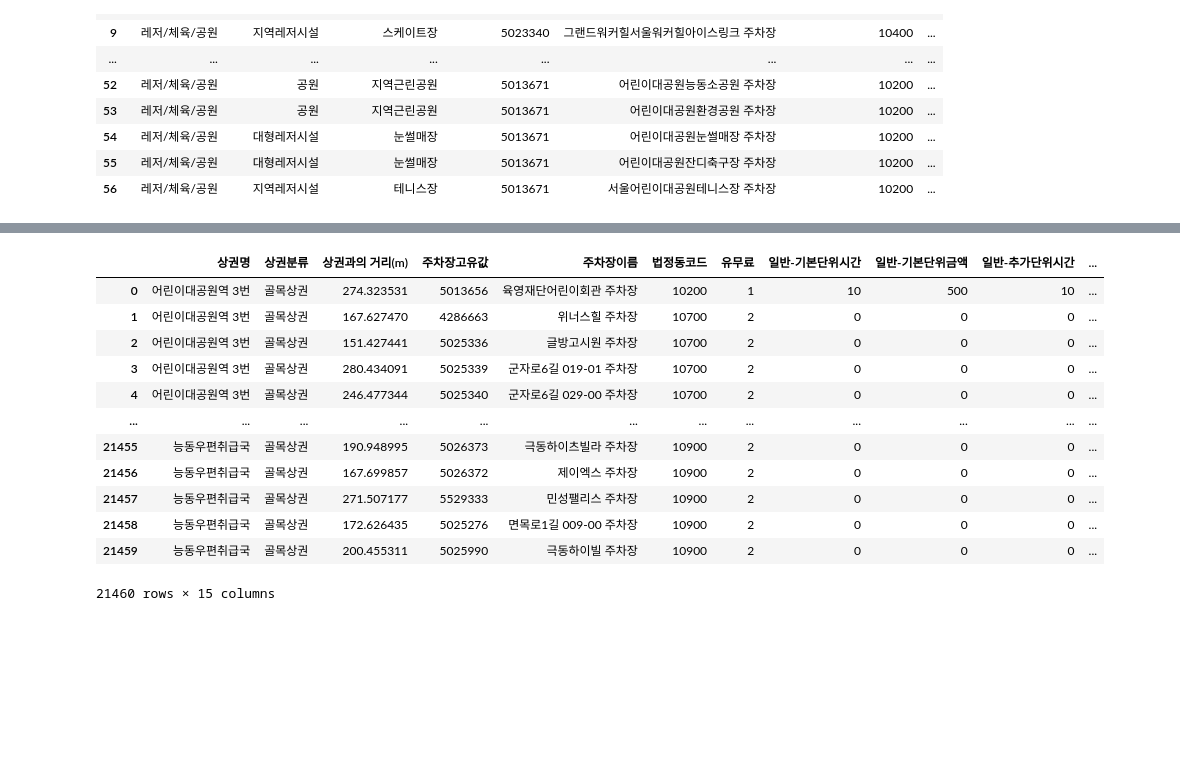
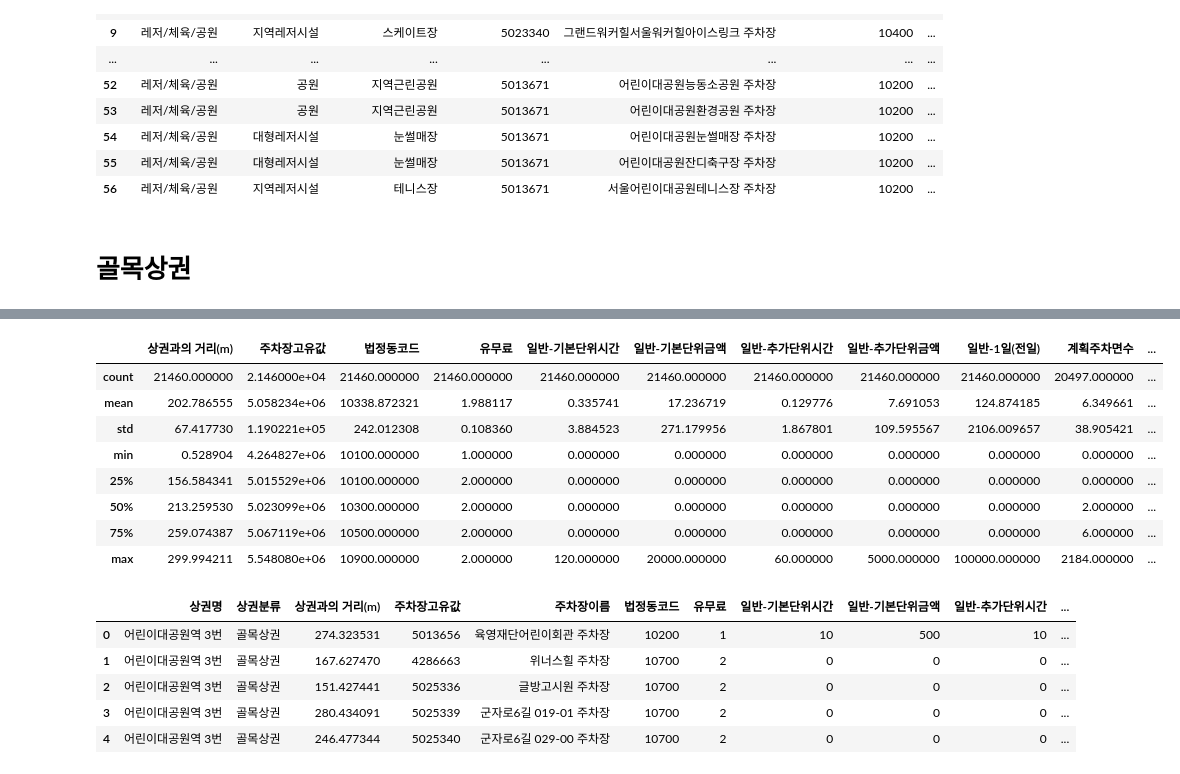
Before and after one commit to actorjung/Gwangjin_Big_Data_Project, a Jupyter notebook: 결측치 처리.ipynb, the cells around one changed output, grey strips where cells are left out. Cells and saved outputs as stored; diff of their text form; code cells hidden in the pictures; blank space fills up the shorter version.

```diff
--- a/결측치 처리.ipynb
+++ b/결측치 처리.ipynb
@@ -70,3 +83,14 @@ raw.isnull().sum()
 경도(logitude)                        0
 위도(latitude)                        0
 dtype: int64
+# %%
+market_list=[ i.split('_')[3].split('.')[0] for i in files ]
+raw_new = pd.DataFrame()
+# %%
+for i in market_list:
+    market=raw[raw['전통시장명(market_nm)']==i]
+    nan=round(market['계획주차면수(pl_num_space_planned)'].mean(),1)
+    print(nan)
+    temp=market.copy()
+    temp.fillna(nan,inplace=True)
+    raw_new = pd.concat([raw_new, temp], axis=0,ignore_index=True)
@@ -125,6 +202,8 @@ df11
 | 54 | 레저/체육/공원 | 대형레저시설 | 눈썰매장 | 5013671 | 어린이대공원눈썰매장 주차장 | 10200 | ... |
 | 55 | 레저/체육/공원 | 대형레저시설 | 눈썰매장 | 5013671 | 어린이대공원잔디축구장 주차장 | 10200 | ... |
 | 56 | 레저/체육/공원 | 지역레저시설 | 테니스장 | 5013671 | 서울어린이대공원테니스장 주차장 | 10200 | ... |
+# %% [markdown]
+# 골목상권
 # %%
 dirpath2='data_add/서울특별시 광진구_골목상권 내 주차 가능 면수_20221227/'
 files2=os.listdir(dirpath2)
@@ -159,18 +238,23 @@ raw2.isnull().sum()
 위도              0
 dtype: int64
 # %%
-raw2
+raw2.describe()
 # %% [output]
-|  | 상권명 | 상권분류 | 상권과의 거리(m) | 주차장고유값 | 주차장이름 | 법정동코드 | 유무료 | 일반-기본단위시간 | 일반-기본단위금액 | 일반-추가단위시간 | ... |
-| 0 | 어린이대공원역 3번 | 골목상권 | 274.323531 | 5013656 | 육영재단어린이회관 주차장 | 10200 | 1 | 10 | 500 | 10 | ... |
-| 1 | 어린이대공원역 3번 | 골목상권 | 167.627470 | 4286663 | 위너스힐 주차장 | 10700 | 2 | 0 | 0 | 0 | ... |
-| 2 | 어린이대공원역 3번 | 골목상권 | 151.427441 | 5025336 | 글방고시원 주차장 | 10700 | 2 | 0 | 0 | 0 | ... |
-| 3 | 어린이대공원역 3번 | 골목상권 | 280.434091 | 5025339 | 군자로6길 019-01 주차장 | 10700 | 2 | 0 | 0 | 0 | ... |
-| 4 | 어린이대공원역 3번 | 골목상권 | 246.477344 | 5025340 | 군자로6길 029-00 주차장 | 10700 | 2 | 0 | 0 | 0 | ... |
-| ... | ... | ... | ... | ... | ... | ... | ... | ... | ... | ... | ... |
-| 21455 | 능동우편취급국 | 골목상권 | 190.948995 | 5026373 | 극동하이츠빌라 주차장 | 10900 | 2 | 0 | 0 | 0 | ... |
-| 21456 | 능동우편취급국 | 골목상권 | 167.699857 | 5026372 | 제이엑스 주차장 | 10900 | 2 | 0 | 0 | 0 | ... |
-| 21457 | 능동우편취급국 | 골목상권 | 271.507177 | 5529333 | 민성팰리스 주차장 | 10900 | 2 | 0 | 0 | 0 | ... |
-| 21458 | 능동우편취급국 | 골목상권 | 172.626435 | 5025276 | 면목로1길 009-00 주차장 | 10900 | 2 | 0 | 0 | 0 | ... |
-| 21459 | 능동우편취급국 | 골목상권 | 200.455311 | 5025990 | 극동하이빌 주차장 | 10900 | 2 | 0 | 0 | 0 | ... |
+|  | 상권과의 거리(m) | 주차장고유값 | 법정동코드 | 유무료 | 일반-기본단위시간 | 일반-기본단위금액 | 일반-추가단위시간 | 일반-추가단위금액 | 일반-1일(전일) | 계획주차면수 | ... |
+| count | 21460.000000 | 2.146000e+04 | 21460.000000 | 21460.000000 | 21460.000000 | 21460.000000 | 21460.000000 | 21460.000000 | 21460.000000 | 20497.000000 | ... |
+| mean | 202.786555 | 5.058234e+06 | 10338.872321 | 1.988117 | 0.335741 | 17.236719 | 0.129776 | 7.691053 | 124.874185 | 6.349661 | ... |
+| std | 67.417730 | 1.190221e+05 | 242.012308 | 0.108360 | 3.884523 | 271.179956 | 1.867801 | 109.595567 | 2106.009657 | 38.905421 | ... |
+| min | 0.528904 | 4.264827e+06 | 10100.000000 | 1.000000 | 0.000000 | 0.000000 | 0.000000 | 0.000000 | 0.000000 | 0.000000 | ... |
+| 25% | 156.584341 | 5.015529e+06 | 10100.000000 | 2.000000 | 0.000000 | 0.000000 | 0.000000 | 0.000000 | 0.000000 | 0.000000 | ... |
+| 50% | 213.259530 | 5.023099e+06 | 10300.000000 | 2.000000 | 0.000000 | 0.000000 | 0.000000 | 0.000000 | 0.000000 | 2.000000 | ... |
+| 75% | 259.074387 | 5.067119e+06 | 10500.000000 | 2.000000 | 0.000000 | 0.000000 | 0.000000 | 0.000000 | 0.000000 | 6.000000 | ... |
+| max | 299.994211 | 5.548080e+06 | 10900.000000 | 2.000000 | 120.000000 | 20000.000000 | 60.000000 | 5000.000000 | 100000.000000 | 2184.000000 | ... |
-21460 rows × 15 columns
+# %%
+raw2.head()
+# %% [output]
+|  | 상권명 | 상권분류 | 상권과의 거리(m) | 주차장고유값 | 주차장이름 | 법정동코드 | 유무료 | 일반-기본단위시간 | 일반-기본단위금액 | 일반-추가단위시간 | ... |
+| 0 | 어린이대공원역 3번 | 골목상권 | 274.323531 | 5013656 | 육영재단어린이회관 주차장 | 10200 | 1 | 10 | 500 | 10 | ... |
+| 1 | 어린이대공원역 3번 | 골목상권 | 167.627470 | 4286663 | 위너스힐 주차장 | 10700 | 2 | 0 | 0 | 0 | ... |
+| 2 | 어린이대공원역 3번 | 골목상권 | 151.427441 | 5025336 | 글방고시원 주차장 | 10700 | 2 | 0 | 0 | 0 | ... |
+| 3 | 어린이대공원역 3번 | 골목상권 | 280.434091 | 5025339 | 군자로6길 019-01 주차장 | 10700 | 2 | 0 | 0 | 0 | ... |
+| 4 | 어린이대공원역 3번 | 골목상권 | 246.477344 | 5025340 | 군자로6길 029-00 주차장 | 10700 | 2 | 0 | 0 | 0 | ... |
```
Also changed, not shown: parts of 13 cells of this notebook, 1 other file.
